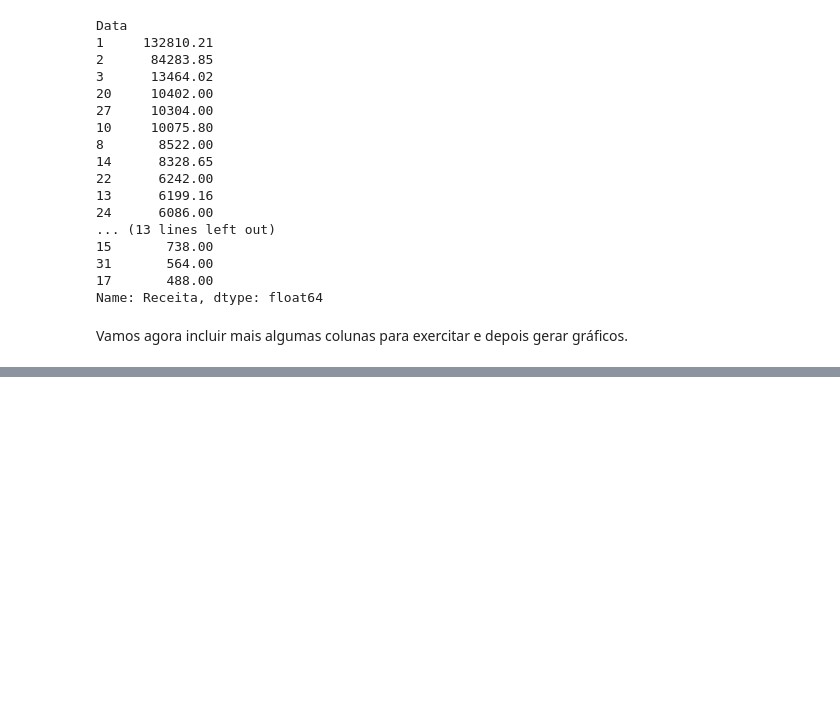
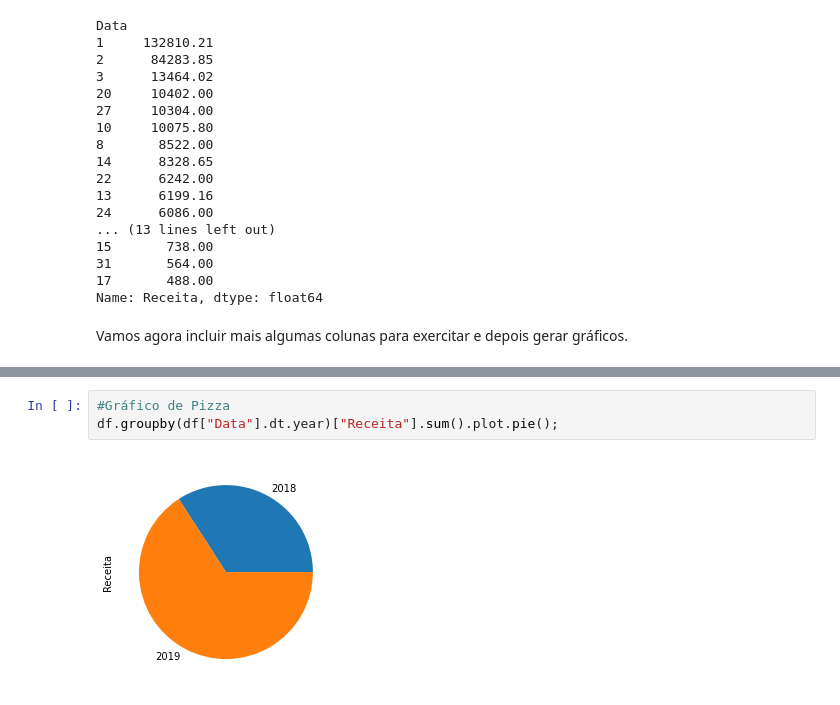
Before and after one commit to PRPAJ/dio_analise_de_dados_pandas, a Jupyter notebook: Analise_de_Dados_com_Pandas.ipynb, the cells around one changed output, grey strips where cells are left out. Saved outputs shown, nothing was run; the diff lists cells and outputs as text; blank space fills up the shorter version.

```diff
--- a/Analise_de_Dados_com_Pandas.ipynb
+++ b/Analise_de_Dados_com_Pandas.ipynb
@@ -192,0 +308,5 @@ Vamos agora incluir mais algumas colunas para exercitar e depois gerar gráficos
+# %%
+#Gráfico de Pizza
+df.groupby(df["Data"].dt.year)["Receita"].sum().plot.pie();
+# %% [output]
+[figure, added]
```
Also changed, not shown: parts of 21 cells of this notebook.
